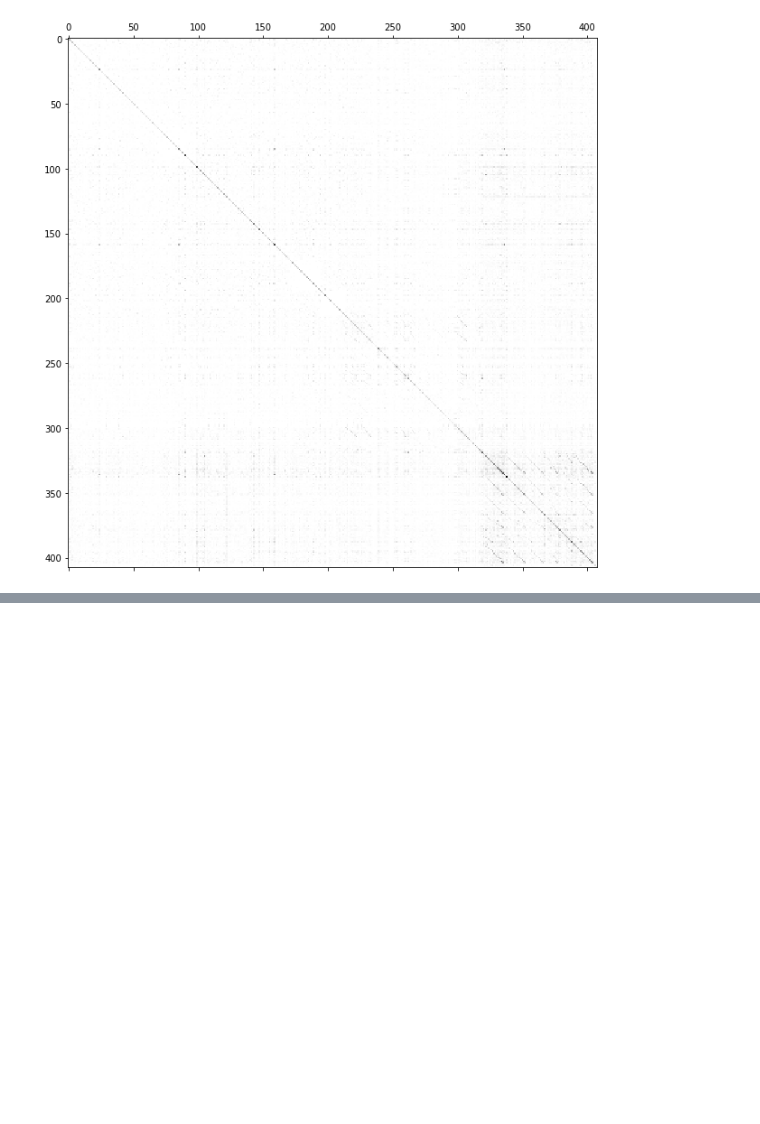
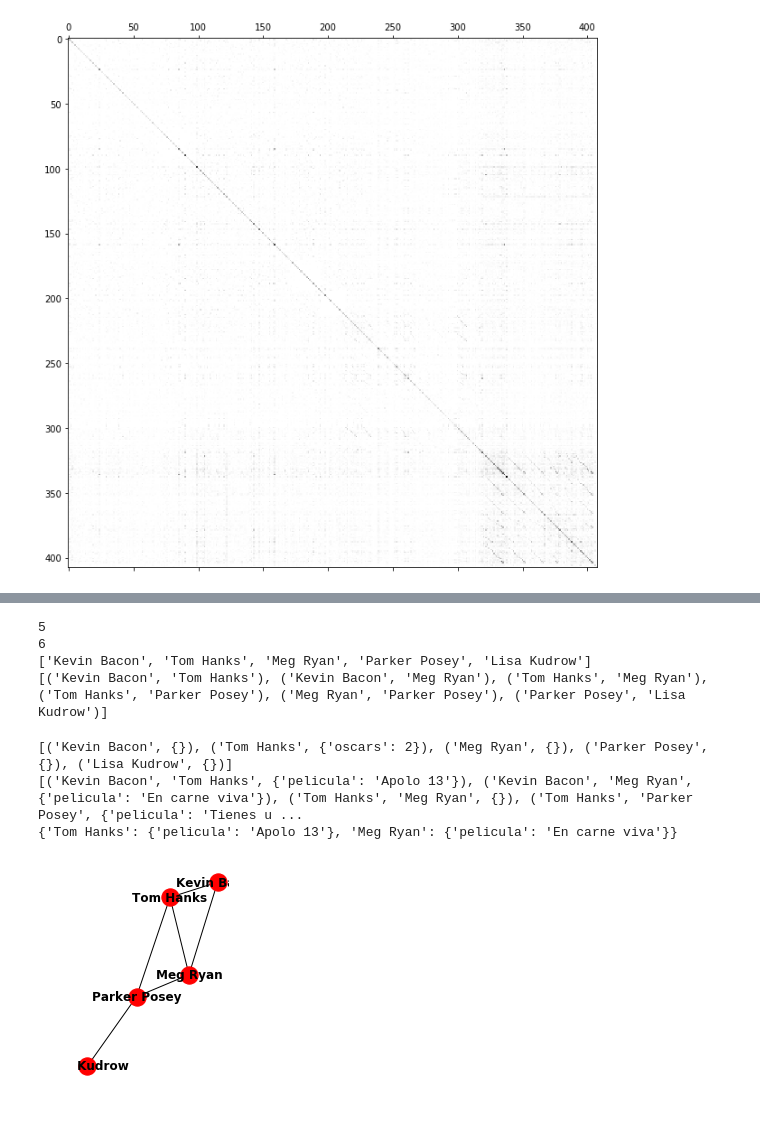
Before and after one commit to matiasch11/menu_semanal, a Jupyter notebook: Recomendador.ipynb, the cells around one changed output, grey strips where cells are left out. Saved outputs shown, nothing was run; the diff lists cells and outputs as text; code cells hidden in the pictures; blank space fills up the shorter version.

```diff
--- a/Recomendador.ipynb
+++ b/Recomendador.ipynb
@@ -128,0 +477,40 @@ plt.show()
+# %%
+import networkx as nx
+
+G = nx.Graph() # crear un grafo
+
+#Añadir nodos
+G.add_node("Kevin Bacon")
+G.add_node("Tom Hanks")
+G.add_nodes_from(["Meg Ryan", "Parker Posey", "Lisa Kudrow"])
+
+#Añadir aristas
+G.add_edge("Kevin Bacon", "Tom Hanks")
+G.add_edge("Kevin Bacon", "Meg Ryan")
+G.add_edges_from([("Tom Hanks", "Meg Ryan"), ("Tom Hanks", "Parker Posey")])
+G.add_edges_from([("Parker Posey", "Meg Ryan"), ("Parker Posey", "Lisa Kudrow")])
+# %%
+print(len(G.nodes))
+print(len(G.edges))
+print(G.nodes)
+print(G.edges)
+# %% [output]
+5
+6
+['Kevin Bacon', 'Tom Hanks', 'Meg Ryan', 'Parker Posey', 'Lisa Kudrow']
+[('Kevin Bacon', 'Tom Hanks'), ('Kevin Bacon', 'Meg Ryan'), ('Tom Hanks', 'Meg Ryan'), ('Tom Hanks', 'Parker Posey'), ('Meg Ryan', 'Parker Posey'), ('Parker Posey', 'Lisa Kudrow')]
+# %%
+# asignar atributos a nodos y aristas
+G.nodes["Tom Hanks"]["oscars"] = 2
+G.edges["Kevin Bacon", "Tom Hanks"]["pelicula"] = "Apolo 13"
+G.edges["Kevin Bacon", "Meg Ryan"]["pelicula"] = "En carne viva"
+G.edges["Parker Posey", "Meg Ryan"]["pelicula"] = "Algo para recordar"
+G.edges["Parker Posey", "Tom Hanks"]["pelicula"] = "Tienes un email"
+G.edges["Parker Posey", "Lisa Kudrow"]["pelicula"] = "Esperando la hora"
+print(G.nodes(data=True))
+print(G.edges(data=True))
+print(G["Kevin Bacon"])
+# %% [output]
+[('Kevin Bacon', {}), ('Tom Hanks', {'oscars': 2}), ('Meg Ryan', {}), ('Parker Posey', {}), ('Lisa Kudrow', {})]
+[('Kevin Bacon', 'Tom Hanks', {'pelicula': 'Apolo 13'}), ('Kevin Bacon', 'Meg Ryan', {'pelicula': 'En carne viva'}), ('Tom Hanks', 'Meg Ryan', {}), ('Tom Hanks', 'Parker Posey', {'pelicula': 'Tienes u ...
+{'Tom Hanks': {'pelicula': 'Apolo 13'}, 'Meg Ryan': {'pelicula': 'En carne viva'}}
@@ -128,0 +519,11 @@ plt.show()
+# %%
+#G = nx.petersen_graph()
+plt.subplot(121)
+
+nx.draw(G, with_labels=True, font_weight='bold')
+
+#plt.subplot(122)
+
+#nx.draw_shell(G, nlist=[range(5, 10), range(5)], with_labels=True, font_weight='bold')
+# %% [output]
+[figure, added]
```
Also changed, not shown: parts of 54 cells of this notebook, 2 other files.
